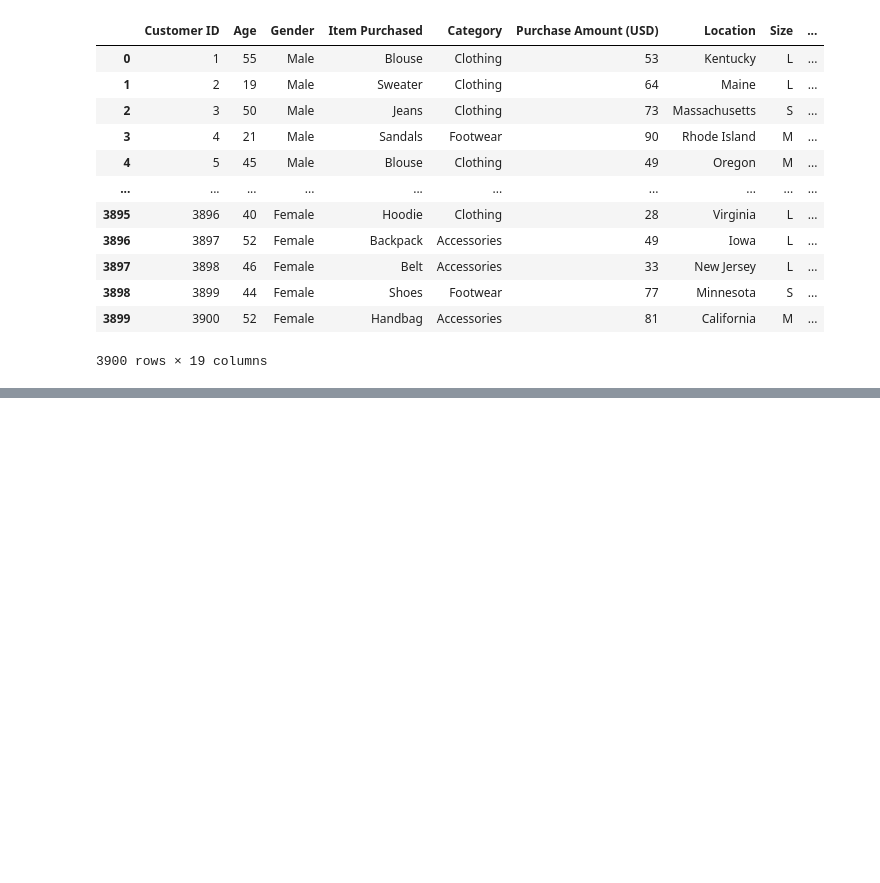
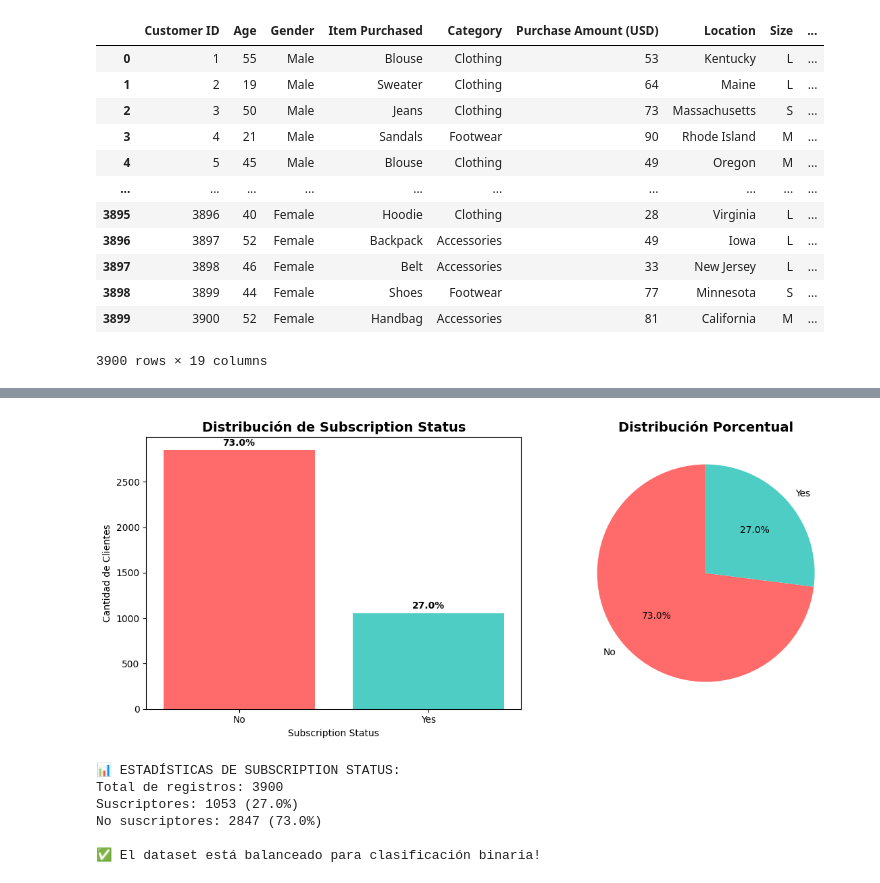
Before and after one commit to Zangetsupwr/Examen2, a Jupyter notebook: Proyecto2/EDA/EDA_dataset1.ipynb, the cells around one changed output, grey strips where cells are left out. Saved outputs shown, nothing was run; the diff lists cells and outputs as text; code cells hidden in the pictures; blank space fills up the shorter version.

```diff
--- a/Proyecto2/EDA/EDA_dataset1.ipynb
+++ b/Proyecto2/EDA/EDA_dataset1.ipynb
@@ -19,0 +81,43 @@ df
+# %%
+# Análisis de la distribución de la variable objetivo recomendada
+
+# Configurar el estilo
+plt.style.use('default')
+sns.set_palette("husl")
+
+# Distribución de Subscription Status
+fig, axes = plt.subplots(1, 2, figsize=(12, 5))
+
+# Gráfico de barras
+subscription_counts = df['Subscription Status'].value_counts()
+axes[0].bar(subscription_counts.index, subscription_counts.values, color=['#FF6B6B', '#4ECDC4'])
+axes[0].set_title('Distribución de Subscription Status', fontsize=14, fontweight='bold')
+axes[0].set_xlabel('Subscription Status')
+axes[0].set_ylabel('Cantidad de Clientes')
+
+# Agregar porcentajes en las barras
+for i, v in enumerate(subscription_counts.values):
+    percentage = (v / len(df)) * 100
+    axes[0].text(i, v + 50, f'{percentage:.1f}%', ha='center', fontweight='bold')
+
+# Gráfico de pastel
+axes[1].pie(subscription_counts.values, labels=subscription_counts.index, autopct='%1.1f%%',
+           colors=['#FF6B6B', '#4ECDC4'], startangle=90)
+axes[1].set_title('Distribución Porcentual', fontsize=14, fontweight='bold')
+
+plt.tight_layout()
+plt.show()
+
+print(f"\n📊 ESTADÍSTICAS DE SUBSCRIPTION STATUS:")
+print(f"Total de registros: {len(df)}")
+print(f"Suscriptores: {subscription_counts['Yes']} ({subscription_counts['Yes']/len(df)*100:.1f}%)")
+print(f"No suscriptores: {subscription_counts['No']} ({subscription_counts['No']/len(df)*100:.1f}%)")
+print(f"\n✅ El dataset está balanceado para clasificación binaria!")
+# %% [output]
+[figure, added]
+📊 ESTADÍSTICAS DE SUBSCRIPTION STATUS:
+Total de registros: 3900
+Suscriptores: 1053 (27.0%)
+No suscriptores: 2847 (73.0%)
+
+✅ El dataset está balanceado para clasificación binaria!
```
Also changed, not shown: parts of 7 cells of this notebook, 1 other file.
